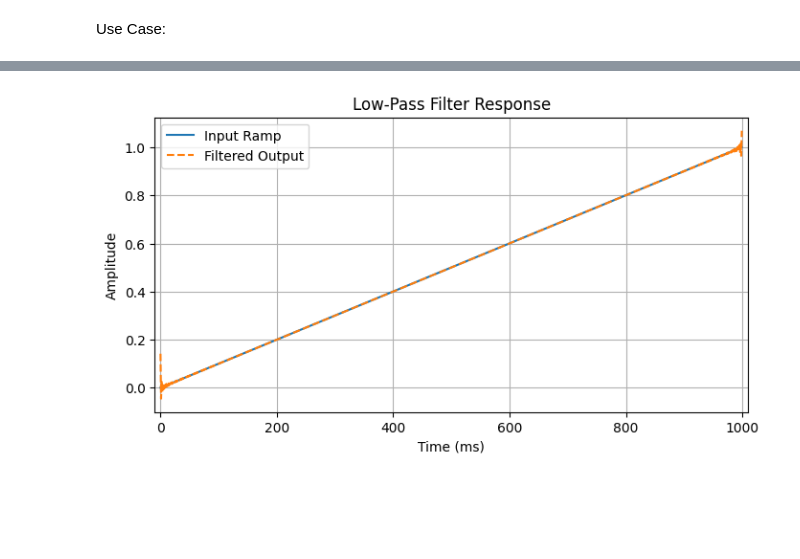
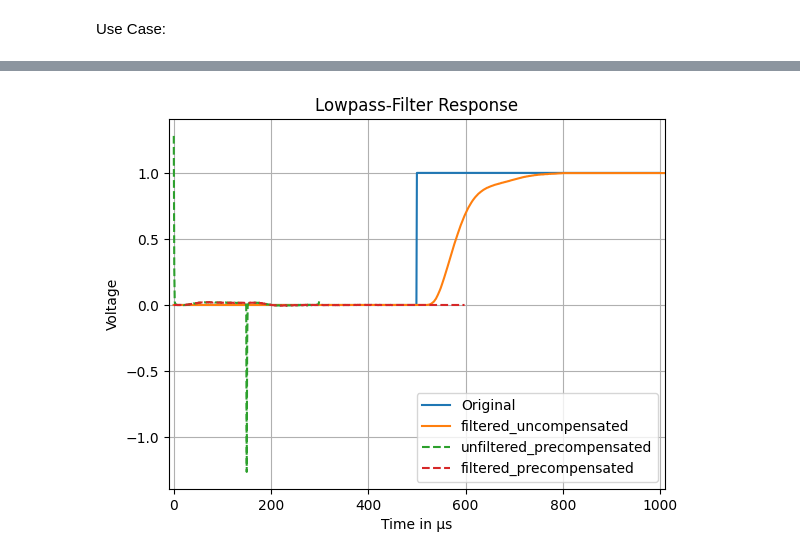
Before and after one commit to OnekaSingh/QC-Filter-Precompensation, a Jupyter notebook: plots.ipynb, the cells around one changed output, grey strips where cells are left out. Saved outputs shown, nothing was run; the diff lists cells and outputs as text; code cells hidden in the pictures; blank space fills up the shorter version.

```diff
--- a/plots.ipynb
+++ b/plots.ipynb
@@ -45,7 +29,7 @@ Function for Filter Simulation:
 class FilterSimulation():
 
     def filter(self):
-        step_response = np.load('coeff.npy') # can be changed to a different filter hardware
+        step_response = np.load('coeff.npy') # can be changed to a different filter hardware--this is provided by my boss
         impulse_response = np.diff(step_response, prepend = 0)
         return impulse_response
 
@@ -57,17 +41,14 @@ class FilterSimulation():
     def plotting(self, original, filtered_uncompensated, unfiltered_precompensated, filtered_precompensated):
         plt.figure()
         plt.plot(original, label = 'Original')
-        filtered_uncompensated = filtered_uncompensated # change
-        plt.plot(filtered_uncompensated, label = 'Fnfiltered Uncompensated', linestyle = '--')
-        unfiltered_precompensated = unfiltered_precompensated # change
-        plt.plot(unfiltered_precompensated, label = 'Unfiltered Precompensated', linestyle = '--')
-        filtered_precompensated = self.convolution(original)
-        plt.plot(filtered_precompensated, label = 'Filtered Precompensated', linestyle = '--')
-        plt.title('Filter Waveforms')
+        plt.plot(filtered_uncompensated, label = 'filtered_uncompensated')
+        plt.plot(unfiltered_precompensated, label = 'unfiltered_precompensated', linestyle = '--')
+        plt.plot(filtered_precompensated, label = 'filtered_precompensated', linestyle = '--')
+        plt.title('Lowpass-Filter Response')
         plt.xlabel('Time in µs')
         plt.ylabel('Voltage')
         plt.grid(True)
-        plt.xlim(-50, 350)
+        plt.xlim(-10, 1010)
         plt.legend()
         plt.show()
 # %% [markdown]
@@ -125,33 +78,20 @@ TypeError: FilterMath.transfer_function() got multiple values for argument 'cuto
-# %%
-def lowpass_filter_v2(signal, dt, cutoff_hz = 1000):
-    N = len(signal) # number of samples in the input signal
-
-    freqs = fftfreq(N, d = dt) # fft takes time domain --> frequency domain; returns array length N with corresponding frequencies
-    omega = 2 * np.pi * freqs
-    RC = 1 / (2 * np.pi * cutoff_hz)
-    G = 1 / (1 + 1j * omega * RC)
-
-    signal_fft = fft(signal)
-    filtered_fft = signal_fft * G
-    filtered_signal = np.real(ifft(filtered_fft))
-
-    return filtered_signal
-
-t1 = np.linspace(0, 1, 1000)
-dt = 0.001 # 1 kHz sampling rate
-
-ramp = t1 / max(t1)
-filtered_ramp = lowpass_filter_v2(ramp, dt, cutoff_hz = 1000)
-
-plt.figure(figsize=(8, 4))
-plt.plot(ramp, label="Input Ramp")
-plt.plot(filtered_ramp, label="Filtered Output", linestyle = '--')
-plt.xlabel("Time (ms)")
-plt.ylabel("Amplitude")
-plt.xlim(-10, 1010)
-plt.title("Low-Pass Filter Response")
-plt.legend()
-plt.grid(True)
-plt.show()
-# %% [output]
-[figure, removed]
+# %%
+t1 = np.linspace(0, 1, 1000) # starts at 0ms, ends at 1ms (1e-3s), 1000 samples
+dt = 0.01 # 1 kHz sampling rate
+cutoff_hz = 1000
+coeff = np.load('coeff.npy') #array of values: measured step responce of old output stage
+
+original = np.where(t1 > 0.5, 1.0, 0.0)
+# original = np.sin(2 * np.pi * 1000 * t1)
+# original = t1 / max(t1)
+
+G = FilterMath().transfer_function(coeff)
+h_t = FilterMath().precompensation(original, G)
+
+unfiltered_precompensated = np.real(h_t)
+filtered_uncompensated = FilterSimulation().convolution(original)
+filtered_precompensated = FilterSimulation().convolution(unfiltered_precompensated)
+
+FilterSimulation().plotting(original, filtered_uncompensated, unfiltered_precompensated, filtered_precompensated)
+# %% [output]
+[figure, added]
```
Also changed, not shown: parts of 3 cells of this notebook, 1 other file.
